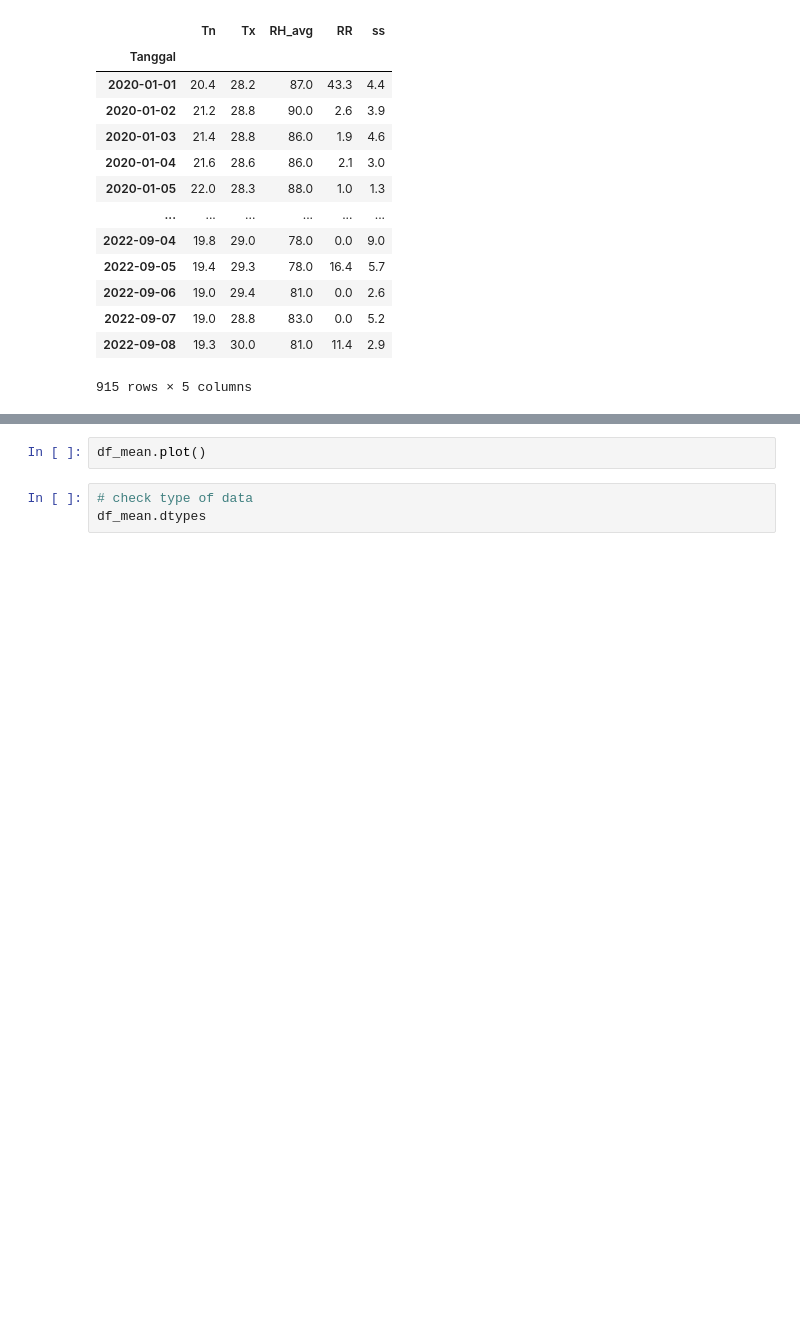
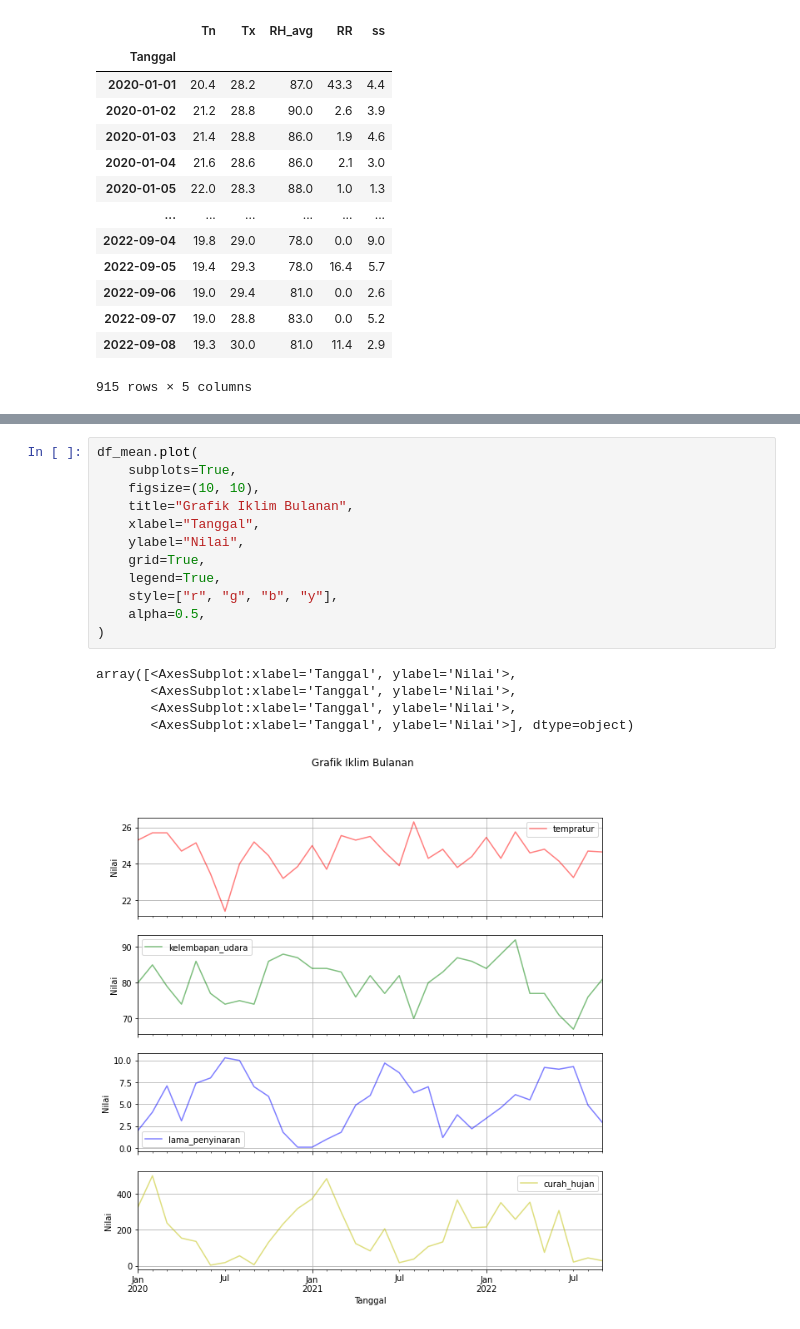
Before and after one commit to rachyharkov/nb-climate-change, a Jupyter notebook: notebook.ipynb, the cells around one changed output, grey strips where cells are left out. Saved outputs shown, nothing was run; the diff lists cells and outputs as text; blank space fills up the shorter version.

```diff
--- a/notebook.ipynb
+++ b/notebook.ipynb
@@ -179,8 +156,21 @@ Tanggal
-# %%
-df_mean.plot()
-# %%
-# check type of data
-df_mean.dtypes
+# %%
+df_mean.plot(
+    subplots=True,
+    figsize=(10, 10),
+    title="Grafik Iklim Bulanan",
+    xlabel="Tanggal",
+    ylabel="Nilai",
+    grid=True,
+    legend=True,
+    style=["r", "g", "b", "y"],
+    alpha=0.5,
+)
+# %% [output]
+array([<AxesSubplot:xlabel='Tanggal', ylabel='Nilai'>,
+       <AxesSubplot:xlabel='Tanggal', ylabel='Nilai'>,
+       <AxesSubplot:xlabel='Tanggal', ylabel='Nilai'>,
+       <AxesSubplot:xlabel='Tanggal', ylabel='Nilai'>], dtype=object)
+[figure, added]
 # %%
 # create new column with three categorical level value 0, 1, 2 based on rr value
 
```
Also changed, not shown: parts of 19 cells of this notebook.
